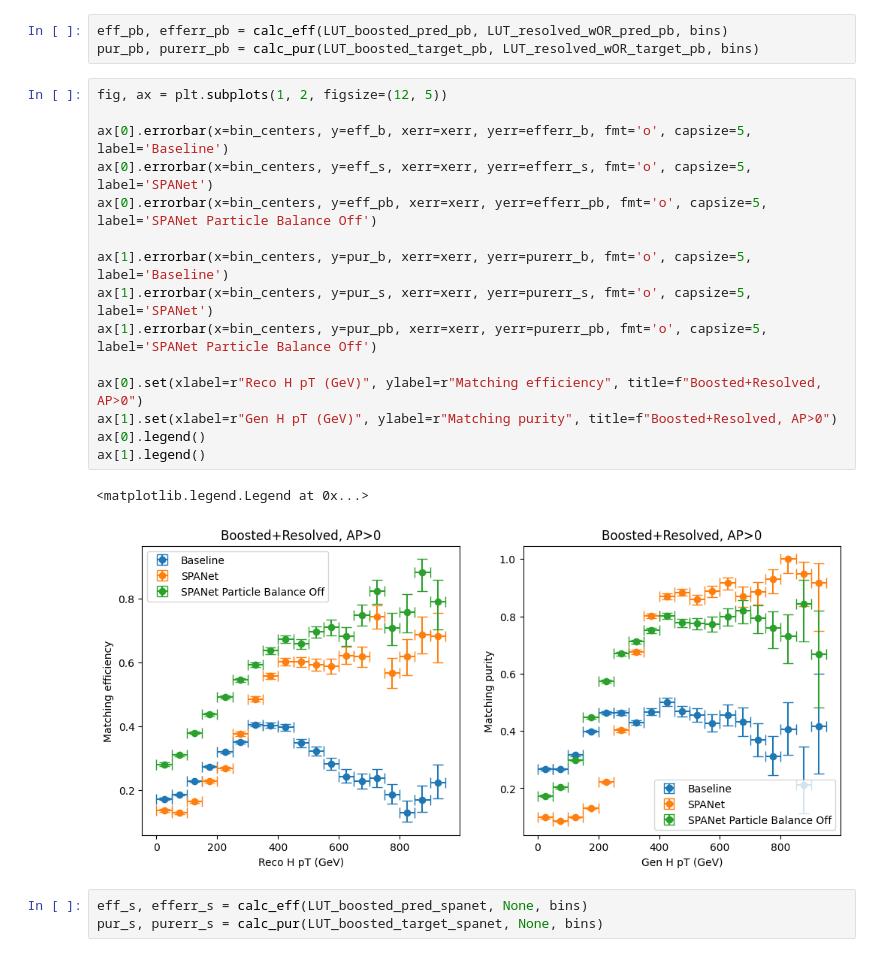
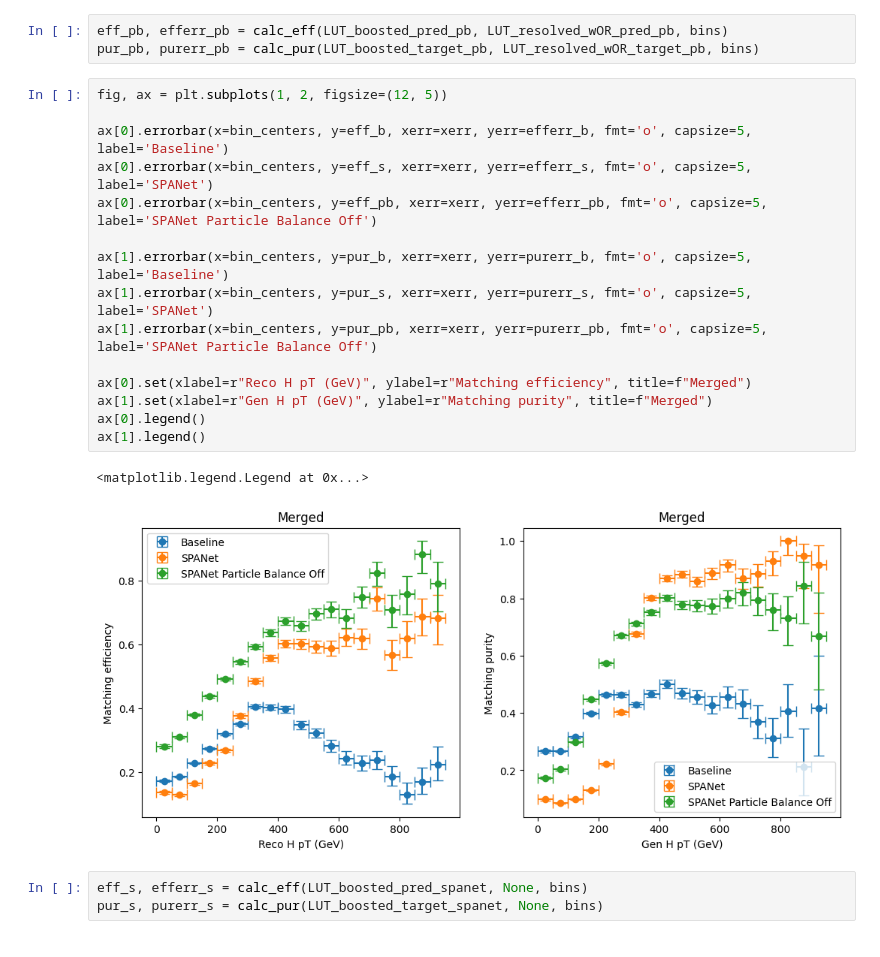
Before and after one commit to ucsd-hep-ex/hhh, a Jupyter notebook: notebooks/dev/Non-cut predictions.ipynb, the cells around one changed output. Saved outputs shown, nothing was run; the diff lists cells and outputs as text.

Commit message:
feat: more comprehensive titles

```diff
--- a/notebooks/dev/Non-cut predictions.ipynb
+++ b/notebooks/dev/Non-cut predictions.ipynb
@@ -641,21 +641,21 @@ pur_pb, purerr_pb = calc_pur(LUT_boosted_target_pb, LUT_resolved_wOR_target_pb,
 # %%
 fig, ax = plt.subplots(1, 2, figsize=(12, 5))
 
 ax[0].errorbar(x=bin_centers, y=eff_b, xerr=xerr, yerr=efferr_b, fmt='o', capsize=5, label='Baseline')
 ax[0].errorbar(x=bin_centers, y=eff_s, xerr=xerr, yerr=efferr_s, fmt='o', capsize=5, label='SPANet')
 ax[0].errorbar(x=bin_centers, y=eff_pb, xerr=xerr, yerr=efferr_pb, fmt='o', capsize=5, label='SPANet Particle Balance Off')
 
 ax[1].errorbar(x=bin_centers, y=pur_b, xerr=xerr, yerr=purerr_b, fmt='o', capsize=5, label='Baseline')
 ax[1].errorbar(x=bin_centers, y=pur_s, xerr=xerr, yerr=purerr_s, fmt='o', capsize=5, label='SPANet')
 ax[1].errorbar(x=bin_centers, y=pur_pb, xerr=xerr, yerr=purerr_pb, fmt='o', capsize=5, label='SPANet Particle Balance Off')
 
-ax[0].set(xlabel=r"Reco H pT (GeV)", ylabel=r"Matching efficiency", title=f"Boosted+Resolved, AP>0")
-ax[1].set(xlabel=r"Gen H pT (GeV)", ylabel=r"Matching purity", title=f"Boosted+Resolved, AP>0")
+ax[0].set(xlabel=r"Reco H pT (GeV)", ylabel=r"Matching efficiency", title=f"Merged")
+ax[1].set(xlabel=r"Gen H pT (GeV)", ylabel=r"Matching purity", title=f"Merged")
 ax[0].legend()
 ax[1].legend()
 # %% [output]
 <matplotlib.legend.Legend at 0x...>
-[figure, old version]
+[figure, new version]
 # %%
 eff_s, efferr_s = calc_eff(LUT_boosted_pred_spanet, None, bins)
 pur_s, purerr_s = calc_pur(LUT_boosted_target_spanet, None, bins)
```
Also changed, not shown: parts of 2 cells of this notebook, 2 other files.
